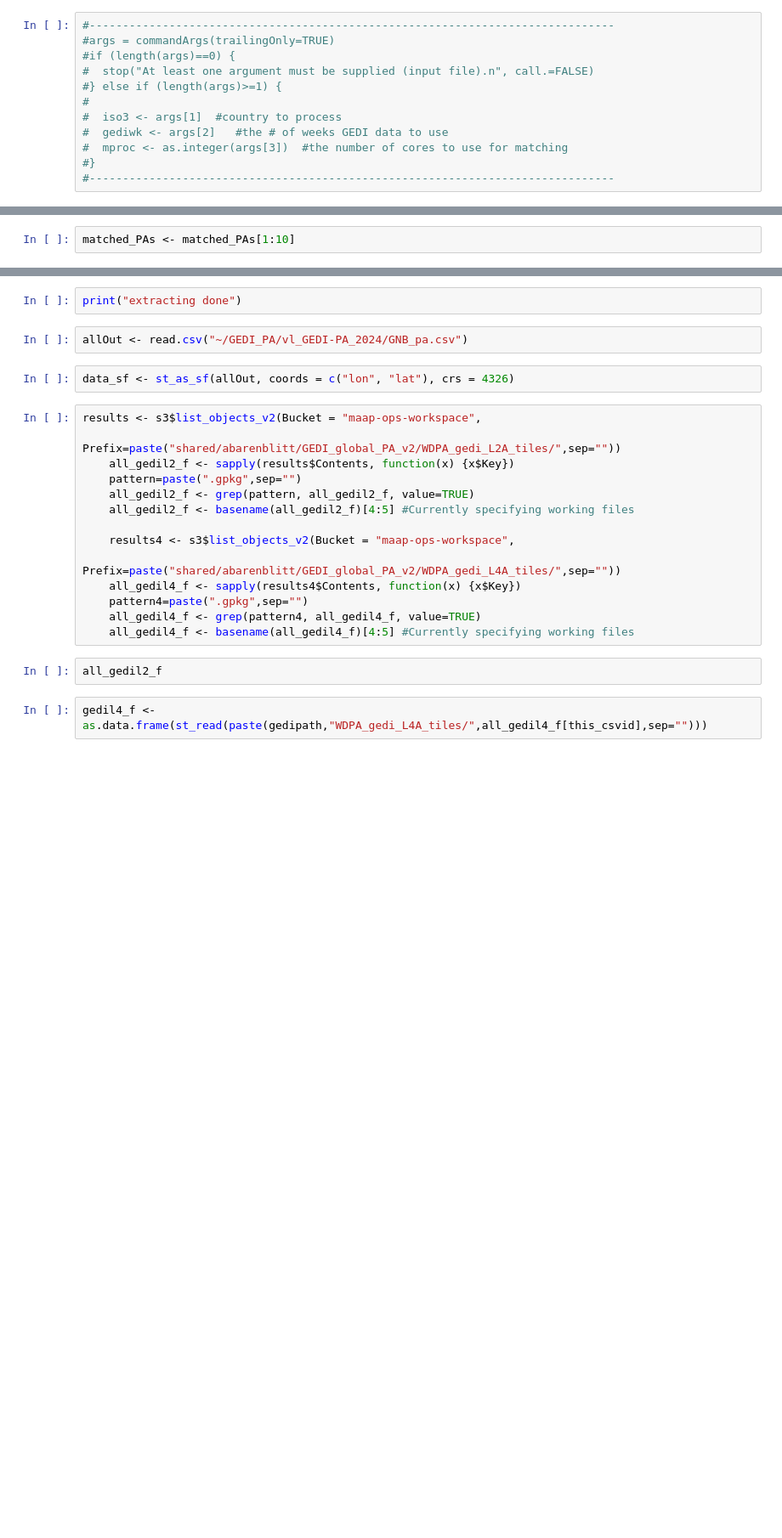
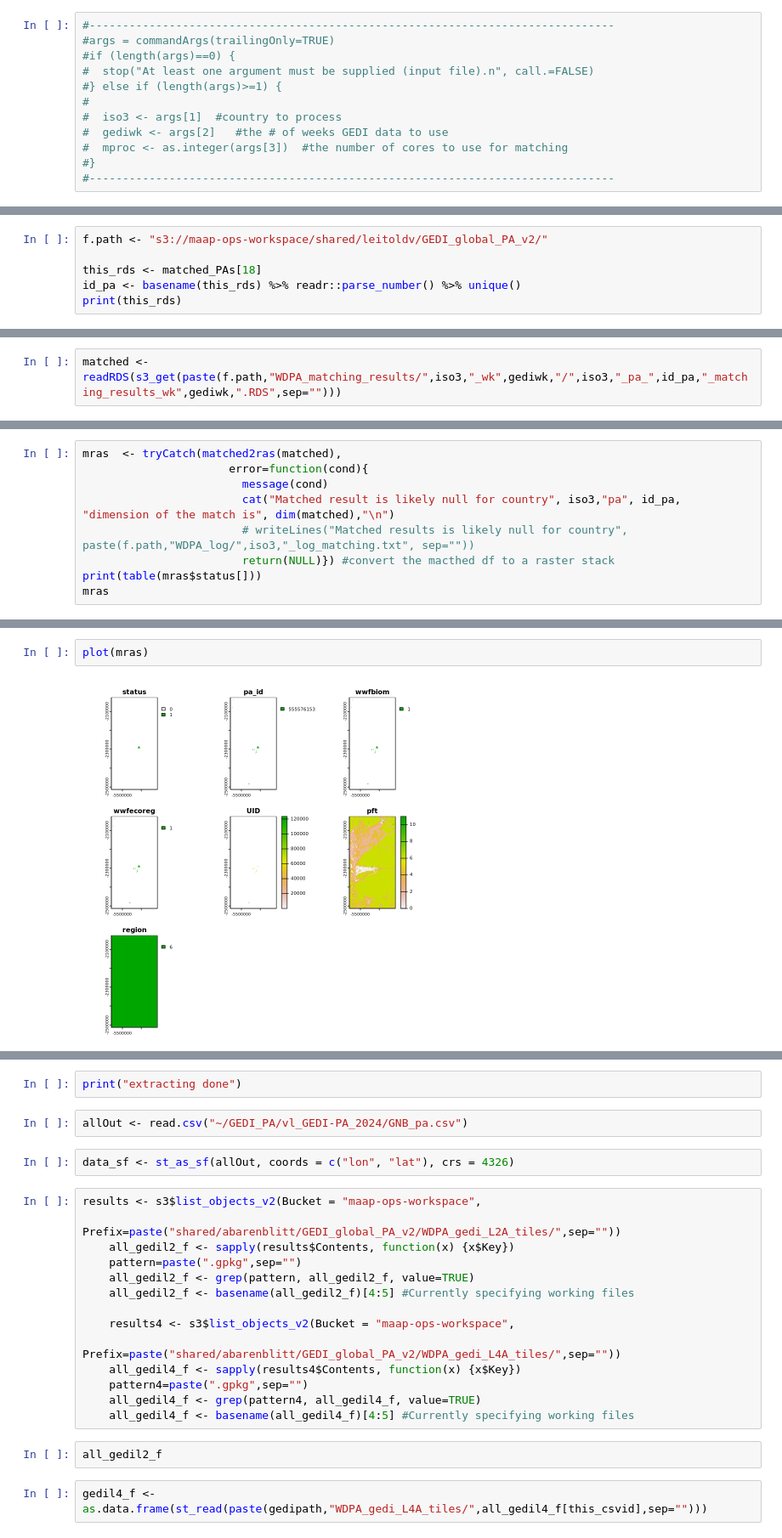
Before and after one commit to GEDI-PA/vl_GEDI-PA_2024, a Jupyter notebook: GEDI_global_PA_v2_script5_extract.ipynb, the cells around one changed output, grey strips where cells are left out. Shown at 85% size. Cells and saved outputs as stored; diff of their text form; blank space fills up the shorter version.

Commit message:
updated matching function for extraction

```diff
--- a/GEDI_global_PA_v2_script5_extract.ipynb
+++ b/GEDI_global_PA_v2_script5_extract.ipynb
@@ -222,4 +257,2 @@ Step 5: runing extraction on all 31 of non-NA matched results in Bpp
-# %%
-matched_PAs <- matched_PAs[1:10]
 # %%
 #f.path <- "s3://maap-ops-workspace/shared/leitoldv/GEDI_global_PA_v2/"
@@ -228,0 +262,6 @@ source(paste(f.path,"matching_func_2024.R",sep=""))
+# %%
+f.path <- "s3://maap-ops-workspace/shared/leitoldv/GEDI_global_PA_v2/"
+
+this_rds <- matched_PAs[18]
+id_pa <- basename(this_rds) %>% readr::parse_number() %>% unique()
+print(this_rds)
@@ -228,0 +270,2 @@ source(paste(f.path,"matching_func_2024.R",sep=""))
+# %%
+matched <- readRDS(s3_get(paste(f.path,"WDPA_matching_results/",iso3,"_wk",gediwk,"/",iso3,"_pa_",id_pa,"_matching_results_wk",gediwk,".RDS",sep="")))
@@ -228,0 +286,9 @@ source(paste(f.path,"matching_func_2024.R",sep=""))
+# %%
+mras  <- tryCatch(matched2ras(matched),
+                      error=function(cond){
+                        message(cond)
+                        cat("Matched result is likely null for country", iso3,"pa", id_pa, "dimension of the match is", dim(matched),"\n")
+                        # writeLines("Matched results is likely null for country", paste(f.path,"WDPA_log/",iso3,"_log_matching.txt", sep=""))
+                        return(NULL)}) #convert the macthed df to a raster stack
+print(table(mras$status[]))
+mras
@@ -228,0 +309,4 @@ source(paste(f.path,"matching_func_2024.R",sep=""))
+# %%
+plot(mras)
+# %% [output]
+[figure, added]
```
Also changed, not shown: parts of 31 cells of this notebook, 4 other files.
